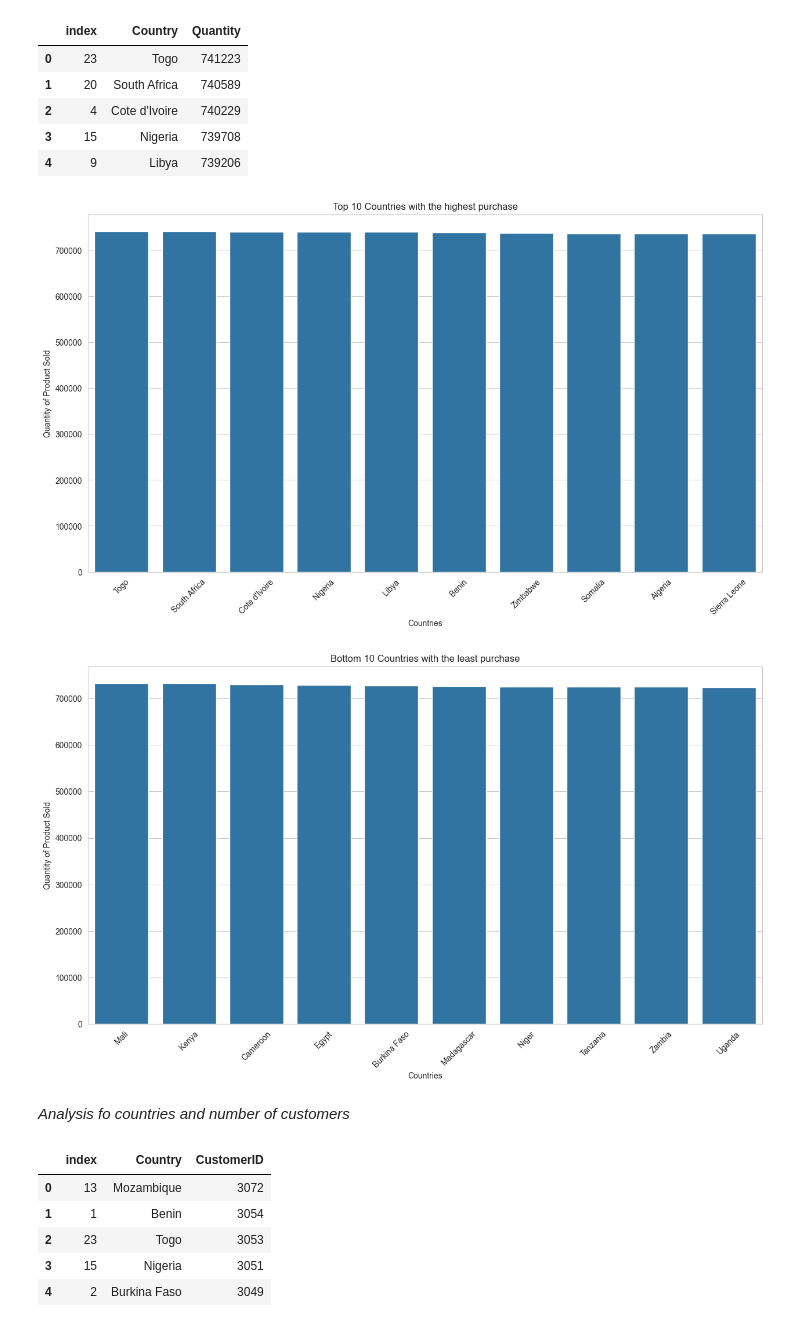
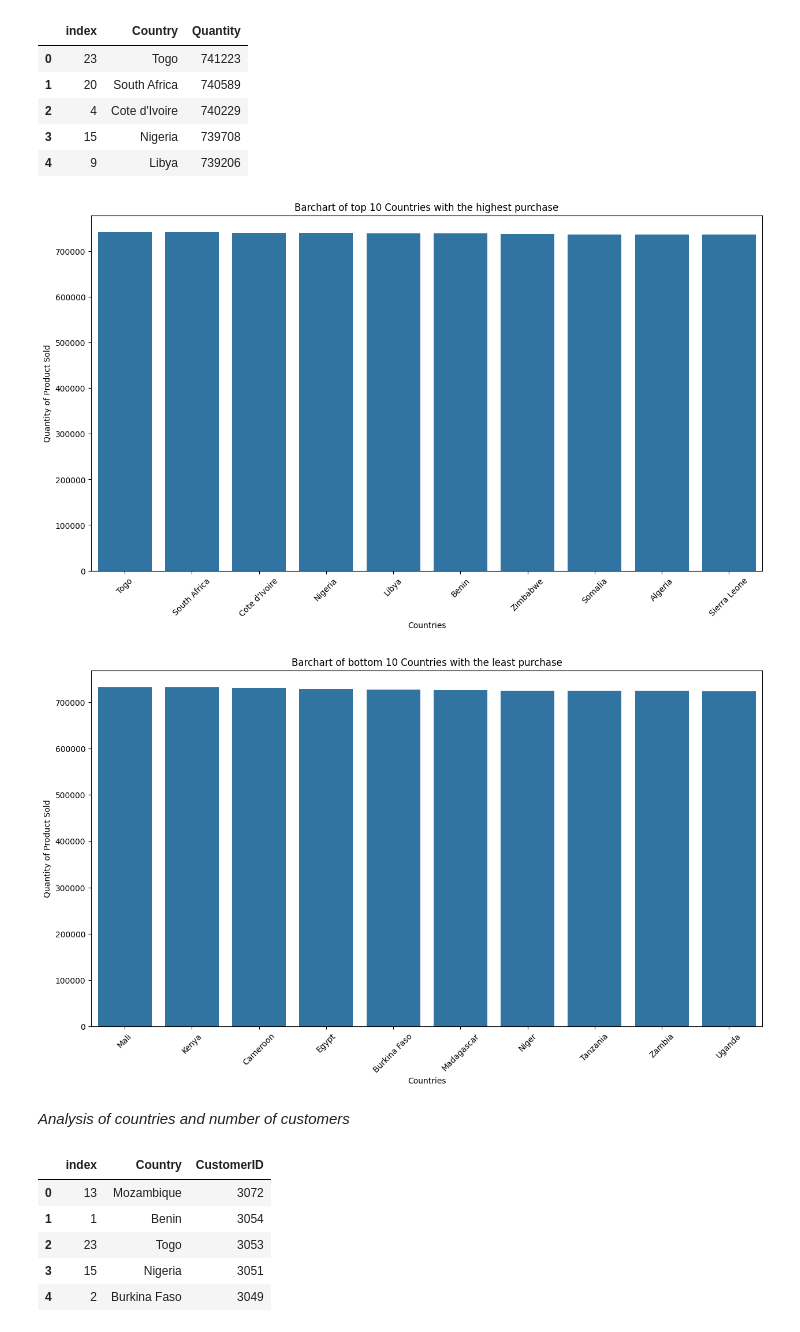
Before and after one commit to chemutai254/DATA, a Jupyter notebook: AMDARI/Cohort_Analysis/Cohort_Analysis.ipynb, the cells around one changed output. Drawn from its saved outputs; the diff is of its cells as text; code cells hidden in the pictures.

Commit message:
Cohort Analysis

```diff
--- a/AMDARI/Cohort_Analysis/Cohort_Analysis.ipynb
+++ b/AMDARI/Cohort_Analysis/Cohort_Analysis.ipynb
@@ -127,17 +102,17 @@ quantity_by_country.head()
 # %%
 # Top 10 Countries with the highest quantity of items sold
 top_10_country = quantity_by_country.head(10)
 
 # Visualize
 plt.figure(figsize=(15, 8))
 ax = sns.barplot(x='Country', y='Quantity', data=top_10_country)
-plt.title('Top 10 Countries with the highest purchase')
+plt.title('Barchart of top 10 Countries with the highest purchase')
 plt.xlabel('Countries')
 plt.ylabel('Quantity of Product Sold')
 plt.xticks(rotation=45)
 plt.show()
 # %% [output]
-[figure, old version]
+[figure, new version]
 # %%
 # Least 10 Countries with the lowest quantity of items sold
 least_10_country = quantity_by_country.tail(10)
@@ -145,15 +120,15 @@ least_10_country = quantity_by_country.tail(10)
 # Visualize
 plt.figure(figsize=(15, 8))
 ax = sns.barplot(x='Country', y='Quantity', data=least_10_country)
-plt.title('Bottom 10 Countries with the least purchase')
+plt.title('Barchart of bottom 10 Countries with the least purchase')
 plt.xlabel('Countries')
 plt.ylabel('Quantity of Product Sold')
 plt.xticks(rotation=45)
 plt.show()
 # %% [output]
-[figure, old version]
+[figure, new version]
 # %% [markdown]
-*Analysis fo countries and number of customers*
+*Analysis of countries and number of customers*
 # %%
 # Countries with the highest number of customers
 customer_by_country = df.groupby(['Country'])['CustomerID'].nunique().reset_index()
```
Also changed, not shown: parts of 23 cells of this notebook.
